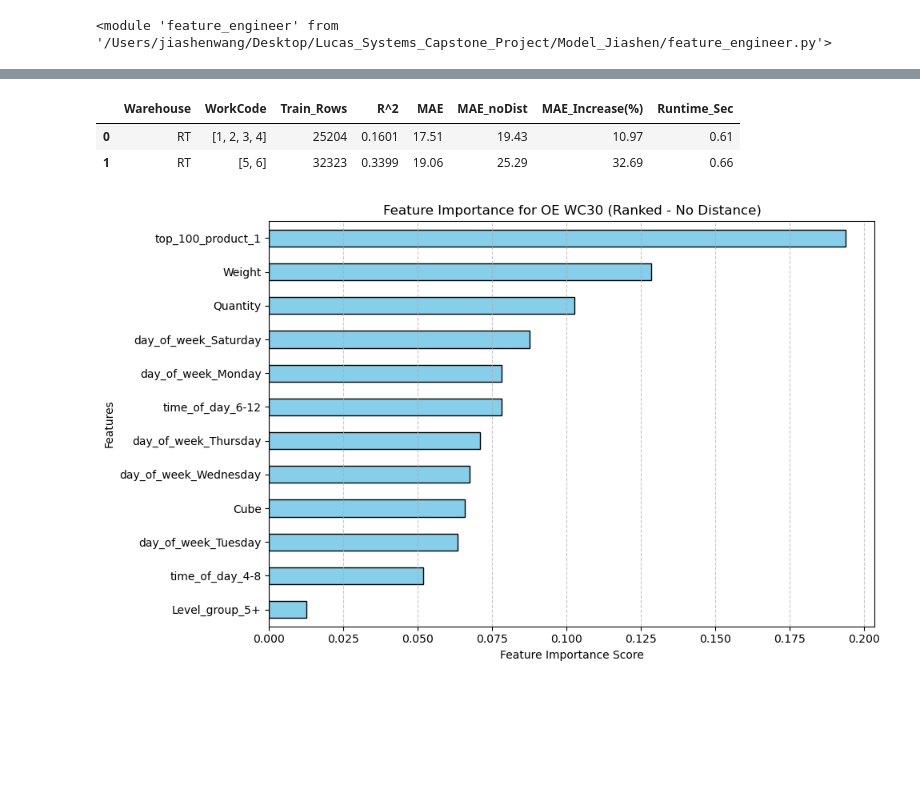
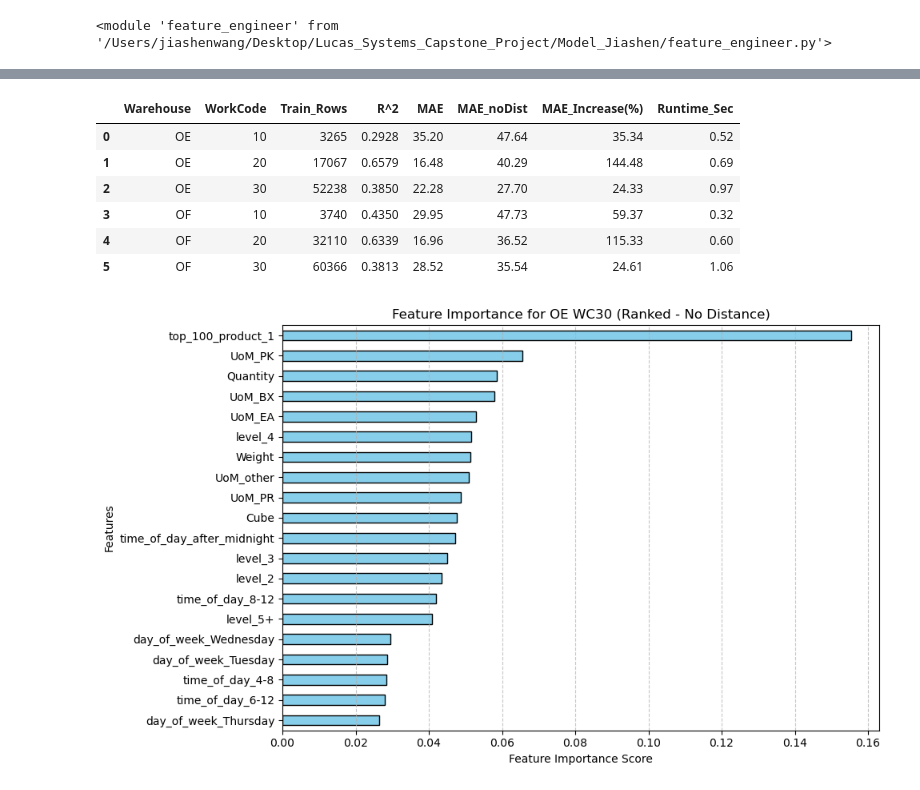
Before and after one commit to JiashenWangg/Lucas_Systems_Capstone_Project, a Jupyter notebook: Model_Jiashen/xgboost.ipynb, the cells around one changed output, grey strips where cells are left out. Drawn from its saved outputs; the diff is of its cells as text; code cells hidden in the pictures; blank space fills up the shorter version.

Commit message:
Update feature names, side-by-side xgb feature importance plot

```diff
--- a/Model_Jiashen/xgboost.ipynb
+++ b/Model_Jiashen/xgboost.ipynb
@@ -13,10 +13,10 @@ importlib.reload(feature_engineer)
 <module 'feature_engineer' from '/Users/jiashenwang/Desktop/Lucas_Systems_Capstone_Project/Model_Jiashen/feature_engineer.py'>
 # %%
 # Configurations
-#warehouses = ["OE", "OF"]
-#work_codes = ["10", "20", "30"]
-warehouses = ["RT"]
-work_codes = [["1", "2", "3", "4"], ["5", "6"]]
+warehouses = ["OE", "OF"]
+work_codes = ["10", "20", "30"]
+#warehouses = ["RT"]
+#work_codes = [["1", "2", "3", "4"], ["5", "6"]]
 max_time = 300
 models = []
 results = []
@@ -82,9 +88,9 @@ for wh in warehouses:
 
         # 1. Preprocess
         df, features, cat_cols = get_engineered_df(DATA_PATH, warehouse=wh, work_code=wc, max_time=max_time)
-        # remove distance, "same_aisle", "same_lockey", "diff_level" from features
-        features = [f for f in features if f not in ["Travel_Distance", "same_aisle", "same_lockey", "diff_level"]]
-        cat_cols = [col for col in cat_cols if col not in ["same_aisle", "same_lockey", "diff_level"]]
+        # remove distance, "same_aisle", "same_lockey", "same_level" from features
+        features = [f for f in features if f not in ["Travel_Distance", "same_aisle", "same_lockey", "same_level"]]
+        cat_cols = [col for col in cat_cols if col not in ["same_aisle", "same_lockey", "same_level"]]
 
         # 2. Prepare Data (One-Hot Encoding)
         X = pd.get_dummies(df[features], columns=cat_cols, drop_first=True)
@@ -136,30 +150,34 @@ display_df = display_df[cols]
 display(display_df)
 # %% [output]
 |  | Warehouse | WorkCode | Train_Rows | R^2 | MAE | MAE_noDist | MAE_Increase(%) | Runtime_Sec |
-| 0 | RT | [1, 2, 3, 4] | 25204 | 0.1601 | 17.51 | 19.43 | 10.97 | 0.61 |
-| 1 | RT | [5, 6] | 32323 | 0.3399 | 19.06 | 25.29 | 32.69 | 0.66 |
+| 0 | OE | 10 | 3265 | 0.2928 | 35.20 | 47.64 | 35.34 | 0.52 |
+| 1 | OE | 20 | 17067 | 0.6579 | 16.48 | 40.29 | 144.48 | 0.69 |
+| 2 | OE | 30 | 52238 | 0.3850 | 22.28 | 27.70 | 24.33 | 0.97 |
+| 3 | OF | 10 | 3740 | 0.4350 | 29.95 | 47.73 | 59.37 | 0.32 |
+| 4 | OF | 20 | 32110 | 0.6339 | 16.96 | 36.52 | 115.33 | 0.60 |
+| 5 | OF | 30 | 60366 | 0.3813 | 28.52 | 35.54 | 24.61 | 1.06 |
 # %%
 import pandas as pd
 import matplotlib.pyplot as plt
 
 # 1. Select the model
-oe_wc30_model_nodist = models_nodist[1]
+oe_wc30_model_nodist = models_nodist[2]
 
 # 2. Create a Series using the model's internal feature names to prevent index mismatch
 feat_importances = pd.Series(
     oe_wc30_model_nodist.feature_importances_,
     index=oe_wc30_model_nodist.feature_names_in_
 ).sort_values(ascending=True)
 
 # 3. Plotting
 plt.figure(figsize=(10, 6))
 feat_importances.plot(kind='barh', color='skyblue', edgecolor='black')
 
 plt.xlabel("Feature Importance Score")
 plt.ylabel("Features")
 plt.title("Feature Importance for OE WC30 (Ranked - No Distance)")
 plt.grid(axis='x', linestyle='--', alpha=0.7)
 plt.tight_layout()
 plt.show()
 # %% [output]
-[figure, old version]
+[figure, new version]
```
Also changed, not shown: parts of 3 cells of this notebook, 2 other files.
